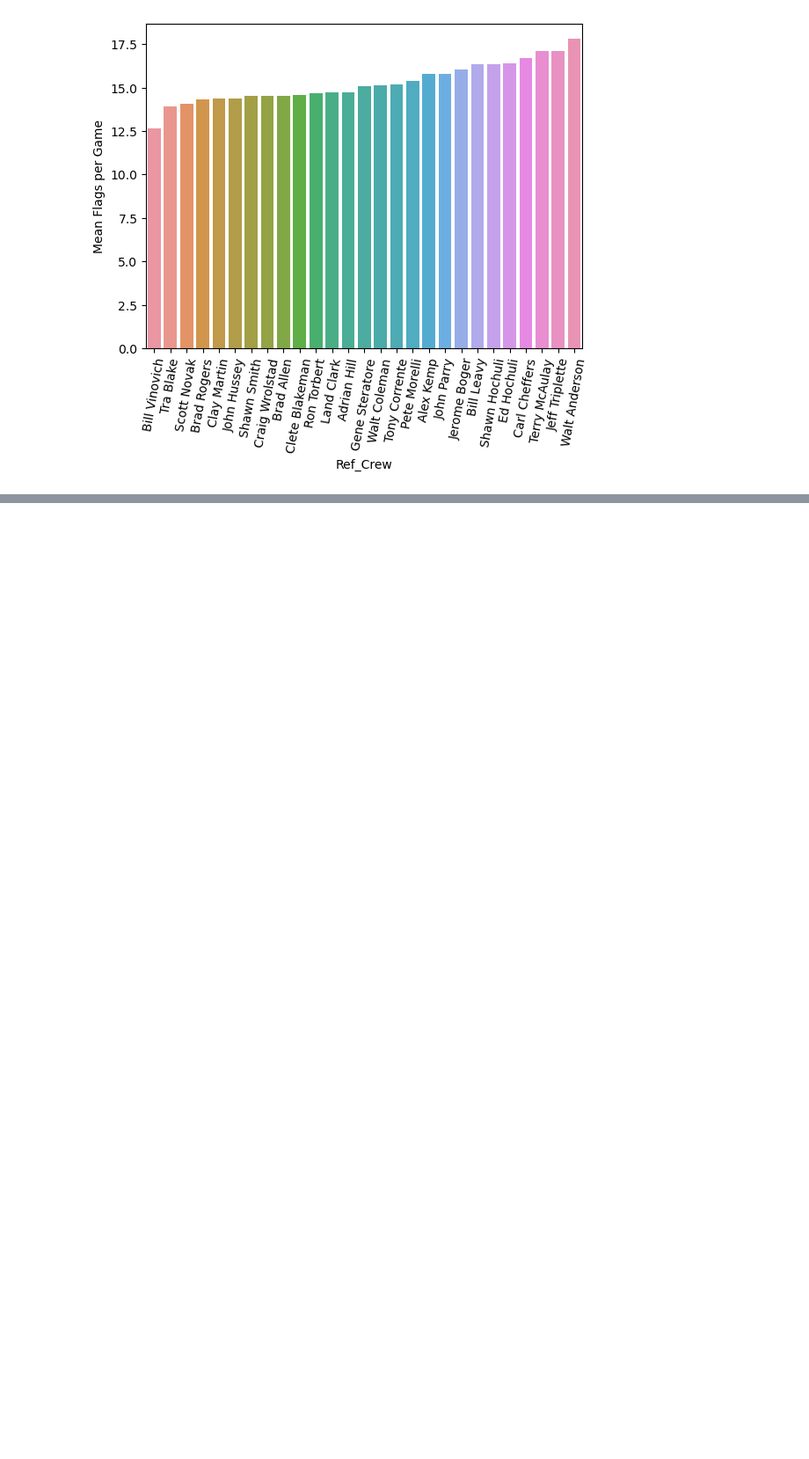
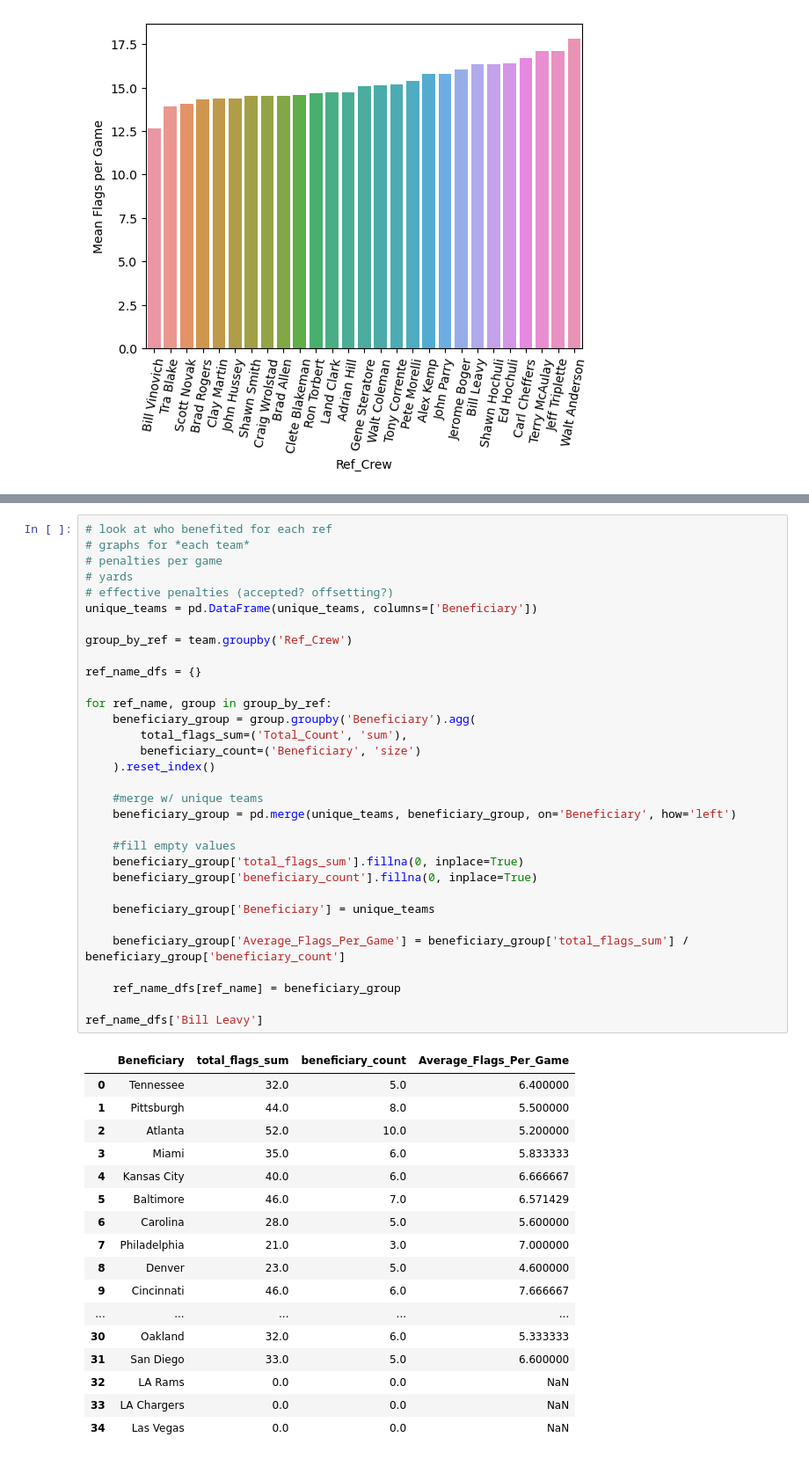
Before and after one commit to kstad21/nfl-injuries, a Jupyter notebook: nfl-injuries-eda.ipynb, the cells around one changed output, grey strips where cells are left out. Shown at 88% size. Drawn from its saved outputs; the diff is of its cells as text; blank space fills up the shorter version.

```diff
--- a/nfl-injuries-eda.ipynb
+++ b/nfl-injuries-eda.ipynb
@@ -63,0 +103,50 @@ sns.lineplot(x=games['Week'], y=games['Total_Flags'])
+# %%
+# look at who benefited for each ref
+# graphs for *each team*
+# penalties per game
+# yards
+# effective penalties (accepted? offsetting?)
+unique_teams = pd.DataFrame(unique_teams, columns=['Beneficiary'])
+
+group_by_ref = team.groupby('Ref_Crew')
+
+ref_name_dfs = {}
+
+for ref_name, group in group_by_ref:
+    beneficiary_group = group.groupby('Beneficiary').agg(
+        total_flags_sum=('Total_Count', 'sum'),
+        beneficiary_count=('Beneficiary', 'size')
+    ).reset_index()
+
+    #merge w/ unique teams
+    beneficiary_group = pd.merge(unique_teams, beneficiary_group, on='Beneficiary', how='left')
+
+    #fill empty values
+    beneficiary_group['total_flags_sum'].fillna(0, inplace=True)
+    beneficiary_group['beneficiary_count'].fillna(0, inplace=True)
+
+    beneficiary_group['Beneficiary'] = unique_teams
+
+    beneficiary_group['Average_Flags_Per_Game'] = beneficiary_group['total_flags_sum'] / beneficiary_group['beneficiary_count']
+
+    ref_name_dfs[ref_name] = beneficiary_group
+
+ref_name_dfs['Bill Leavy']
+# %% [output]
+|  | Beneficiary | total_flags_sum | beneficiary_count | Average_Flags_Per_Game |
+| 0 | Tennessee | 32.0 | 5.0 | 6.400000 |
+| 1 | Pittsburgh | 44.0 | 8.0 | 5.500000 |
+| 2 | Atlanta | 52.0 | 10.0 | 5.200000 |
+| 3 | Miami | 35.0 | 6.0 | 5.833333 |
+| 4 | Kansas City | 40.0 | 6.0 | 6.666667 |
+| 5 | Baltimore | 46.0 | 7.0 | 6.571429 |
+| 6 | Carolina | 28.0 | 5.0 | 5.600000 |
+| 7 | Philadelphia | 21.0 | 3.0 | 7.000000 |
+| 8 | Denver | 23.0 | 5.0 | 4.600000 |
+| 9 | Cincinnati | 46.0 | 6.0 | 7.666667 |
+| ... | ... | ... | ... | ... |
+| 30 | Oakland | 32.0 | 6.0 | 5.333333 |
+| 31 | San Diego | 33.0 | 5.0 | 6.600000 |
+| 32 | LA Rams | 0.0 | 0.0 | NaN |
+| 33 | LA Chargers | 0.0 | 0.0 | NaN |
+| 34 | Las Vegas | 0.0 | 0.0 | NaN |
```
Also changed, not shown: parts of 7 cells of this notebook.
